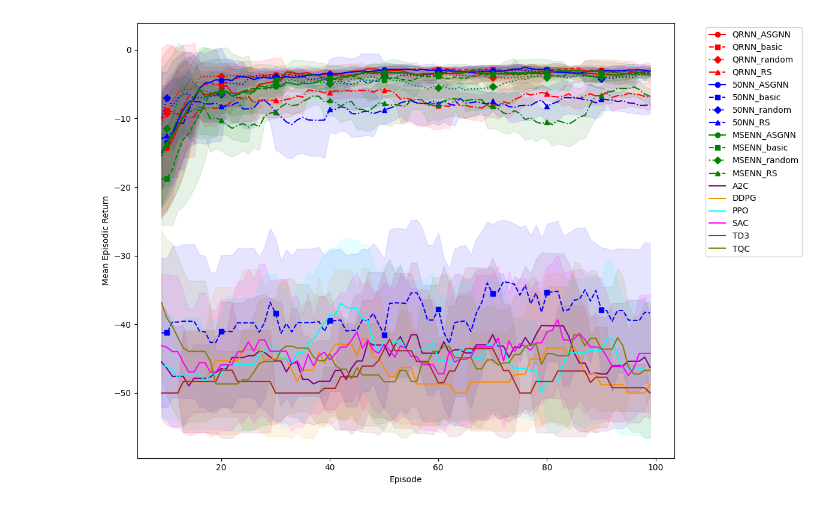
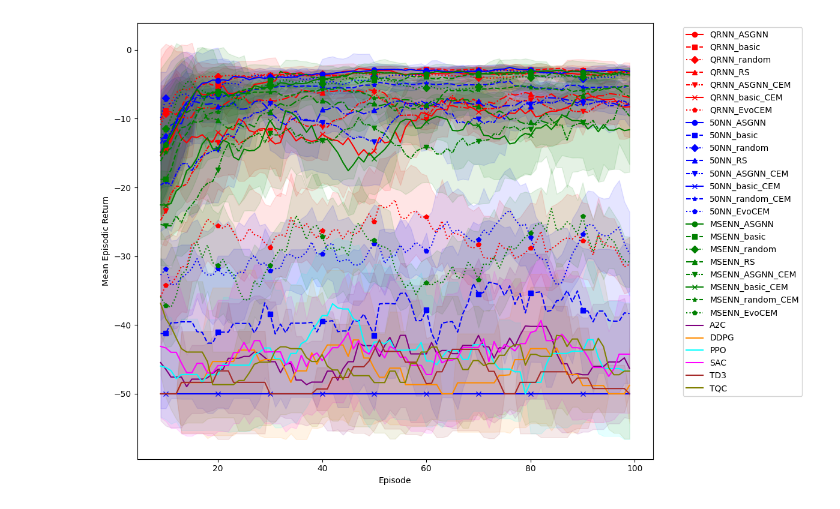
Before and after one commit to nicolasleblanc-poly/QRNN-MPC, a Jupyter notebook: PandaReach_analysis.ipynb, the cells around one changed output. Saved outputs shown, nothing was run; the diff lists cells and outputs as text; code cells hidden in the pictures.

```diff
--- a/PandaReach_analysis.ipynb
+++ b/PandaReach_analysis.ipynb
@@ -13,22 +13,29 @@ data_files = {
     'QRNN_basic': f'C:\\Users\\nicle\\Desktop\\QRNN-MPC\\{prob}_MPC_QRNN_basic_mid_April2_1000_StepsPerEpisodeContLLepisodes_results.npz',
     'QRNN_random': f'C:\\Users\\nicle\\Desktop\\QRNN-MPC\\{prob}_MPC_QRNN_random_mid_April2_1000_StepsPerEpisodeContLLepisodes_results.npz',
     'QRNN_RS': f'C:\\Users\\nicle\\Desktop\\QRNN-MPC\\{prob}_RS_mid_QRNN_April2_1000_StepsPerEpisodeContLLepisodes_results.npz',
-    # 'QRNN_CEM': f'C:\\Users\\nicle\\Desktop\\QRNN-MPC\\{prob}_MPC_QRNN_CEM_mid_April2_1000_StepsPerEpisodeContLLepisodes_results.npz',
-    # 'QRNN_LBFGSB':
+    'QRNN_ASGNN_CEM': f'C:\\Users\\nicle\\Desktop\\QRNN-MPC\\{prob}_MPC_QRNN_ASGNN_mid_May12_CEM.npz',
+                        # 'C:\Users\nicle\Desktop\QRNN-MPC\PandaReacher_MPC_QRNN_ASGNN_mid_May12_CEM.npz'
+    'QRNN_basic_CEM': f'C:\\Users\\nicle\\Desktop\\QRNN-MPC\\{prob}_MPC_QRNN_basic_mid_May12_CEM.npz',
+    # 'QRNN_random_CEM': f'C:\\Users\\nicle\\Desktop\\QRNN-MPC\\{prob}_MPC_QRNN_random_mid_May12_CEM.npz',
+    'QRNN_EvoCEM': f"C:\\Users\\nicle\\Desktop\\QRNN-MPC\\{prob}_MPC_QRNN_EvoCEM_mid_May12.npz",
 
     '50NN_ASGNN': f'C:\\Users\\nicle\\Desktop\\QRNN-MPC\\{prob}_MPC_50NN_ASGNN_mid_April2_1000_StepsPerEpisodeContLLepisodes_results.npz',
     '50NN_basic': f'C:\\Users\\nicle\\Desktop\\QRNN-MPC\\{prob}_MPC_50NN_basic_mid_April2_1000_StepsPerEpisodeContLLepisodes_results.npz',
     '50NN_random': f'C:\\Users\\nicle\\Desktop\\QRNN-MPC\\{prob}_MPC_50NN_random_mid_April2_1000_StepsPerEpisodeContLLepisodes_results.npz',
     '50NN_RS': f'C:\\Users\\nicle\\Desktop\\QRNN-MPC\\{prob}_RS_mid_50NN_April2_1000_StepsPerEpisodeContLLepisodes_results.npz',
-    # # '50NN_CEM': f'C:\\Users\\nicle\\Desktop\\QRNN-MPC\\{prob}_MPC_50NN_CEM_mid_April2_1000_StepsPerEpisodeContLLepisodes_results.npz',
-    # # '50NN_LBFGSB':
+    '50NN_ASGNN_CEM': f'C:\\Users\\nicle\\Desktop\\QRNN-MPC\\{prob}_MPC_50NN_ASGNN_mid_May12_CEM.npz',
+    '50NN_basic_CEM': f'C:\\Users\\nicle\\Desktop\\QRNN-MPC\\{prob}_MPC_50NN_basic_mid_May12_CEM.npz',
+    '50NN_random_CEM': f'C:\\Users\\nicle\\Desktop\\QRNN-MPC\\{prob}_MPC_50NN_random_mid_May12_CEM.npz',
+    '50NN_EvoCEM': f"C:\\Users\\nicle\\Desktop\\QRNN-MPC\\{prob}_MPC_50NN_EvoCEM_mid_May12.npz",
 
     'MSENN_ASGNN': f'C:\\Users\\nicle\\Desktop\\QRNN-MPC\\{prob}_MPC_MSENN_ASGNN_mid_April2_1000_StepsPerEpisodeContLLepisodes_results.npz',
     'MSENN_basic': f'C:\\Users\\nicle\\Desktop\\QRNN-MPC\\{prob}_MPC_MSENN_basic_mid_April2_1000_StepsPerEpisodeContLLepisodes_results.npz',
     'MSENN_random': f'C:\\Users\\nicle\\Desktop\\QRNN-MPC\\{prob}_MPC_MSENN_random_mid_April2_1000_StepsPerEpisodeContLLepisodes_results.npz',
     'MSENN_RS': f'C:\\Users\\nicle\\Desktop\\QRNN-MPC\\{prob}_RS_mid_MSENN_April2_1000_StepsPerEpisodeContLLepisodes_results.npz',
-    # # 'MSENN_CEM': f'C:\\Users\\nicle\\Desktop\\QRNN-MPC\\{prob}_MPC_MSENN_CEM_mid_April2_1000_StepsPerEpisodeContLLepisodes_results.npz',
-    # # 'MSENN_LBFGSB':
+    'MSENN_ASGNN_CEM': f'C:\\Users\\nicle\\Desktop\\QRNN-MPC\\{prob}_MPC_MSENN_ASGNN_mid_May12_CEM.npz',
+    'MSENN_basic_CEM': f'C:\\Users\\nicle\\Desktop\\QRNN-MPC\\{prob}_MPC_MSENN_basic_mid_May12_CEM.npz',
+    'MSENN_random_CEM': f'C:\\Users\\nicle\\Desktop\\QRNN-MPC\\{prob}_MPC_MSENN_random_mid_May12_CEM.npz',
+    'MSENN_EvoCEM': f"C:\\Users\\nicle\\Desktop\\QRNN-MPC\\{prob}_MPC_MSENN_EvoCEM_mid_May12.npz",
 
     'A2C': f'C:\\Users\\nicle\\Desktop\\GPBO-MBRL\\GP-MPC_NL\\PF_MPC_GP_Env\\ParallelOverParticles\\Jan24\\April 4th tests\\QRNN-MPC-main\\QRNN-MPC-main\\Files\\{prob}_A2C_results.npz',
     'DDPG': f'C:\\Users\\nicle\\Desktop\\GPBO-MBRL\\GP-MPC_NL\\PF_MPC_GP_Env\\ParallelOverParticles\\Jan24\\April 4th tests\\QRNN-MPC-main\\QRNN-MPC-main\\Files\\{prob}_DDPG_results.npz',
@@ -45,10 +52,11 @@ import pandas as pd
 
 # Define method families and their sub-methods
 method_families = {
-    '50NN': ['ASGNN', 'basic', 'random', 'RS', 'CEM'],
-    'MSENN': ['ASGNN', 'basic', 'random', 'RS', 'CEM'],
-    'QRNN': ['ASGNN', 'basic', 'random', 'RS', 'CEM'],
-    'RL': ['A2C', 'DDPG', 'PPO', 'SAC', 'TD3', 'TQC']  # RL methods
+    '50NN': ['ASGNN', 'basic', 'random', 'RS', 'ASGNN_CEM', 'basic_CEM', 'random_CEM', 'EvoCEM'],
+    'MSENN': ['ASGNN', 'basic', 'random', 'RS', 'ASGNN_CEM', 'basic_CEM', 'random_CEM', 'EvoCEM'],
+    'QRNN': ['ASGNN', 'basic', 'random', 'RS', 'ASGNN_CEM', 'basic_CEM', 'random_CEM', 'EvoCEM'],
+    'RL': ['A2C', 'DDPG', 'PPO', 'SAC', 'TD3', 'TQC'],  # RL methods,
+    'DQN': ['DQN', 'IV-DQN', 'QR-DQN'],
 }
 
 # Assign colors to each method family
@@ -62,10 +70,11 @@ colors = {
     'SAC': 'magenta',
     'TD3': 'brown',
     'TQC': 'olive',
+    'DQN': 'black',
 }
 
 # Assign markers and linestyles to sub-methods
-markers = ['o', 's', 'D', '^', 'v', 'x', '*']  # Add more if needed
+markers = ['o', 's', 'D', '^', 'v', 'x', '*', 'p']  # Add more if needed
 linestyles = ['-', '--', ':', '-.', (0, (3, 1, 1, 1))]  # Custom patterns
 
 # Create a figure
@@ -76,6 +85,8 @@ for label, filepath in data_files.items():
     data = np.load(filepath)
     mean_rewards = data['mean_rewards'][:100]
     std_rewards = data['std_rewards'][:100]
+    # mean_rewards = data['mean_rewards']
+    # std_rewards = data['std_rewards']
 
     # Smooth the data
     smoothed_mean = pd.Series(mean_rewards).rolling(window=window_size).mean()
@@ -117,33 +128,41 @@ for label, filepath in data_files.items():
     # Plot
 
     if family != 'RL':
-        plt.plot(smoothed_mean,
+        if family == "DQN":
+            plt.plot(smoothed_mean,
+                 label=f"{submethod}",
+                 color=color,
+                 marker=marker,
+                 linestyle=linestyle,
+                 markevery=10)
+        else:
+            plt.plot(smoothed_mean,
                  label=f"{family}_{submethod}",
                  color=color,
                  marker=marker,
                  linestyle=linestyle,
                  markevery=10)
     else:
         plt.plot(smoothed_mean,
                 label=label,
                 color=color,
                 markevery=10)  # Show markers every 10 points
 
     # Confidence interval (optional)
     plt.fill_between(range(len(mean_rewards)),
                      smoothed_mean - smoothed_std,
                      smoothed_mean + smoothed_std,
                      color=color, alpha=0.1)
 
 # Customize the plot
 plt.xlabel('Episode')
 plt.ylabel('Mean Episodic Return')
 # plt.title('Comparison of Methods (Color = Family, Marker/Line = Sub-Method)')
 
 # Legend: Group by method family (optional)
 plt.legend(bbox_to_anchor=(1.05, 1), loc='upper left')
 
 plt.tight_layout()
 plt.show()
 # %% [output]
-[figure, old version]
+[figure, new version]
```
Also changed, not shown: 33 other files.
